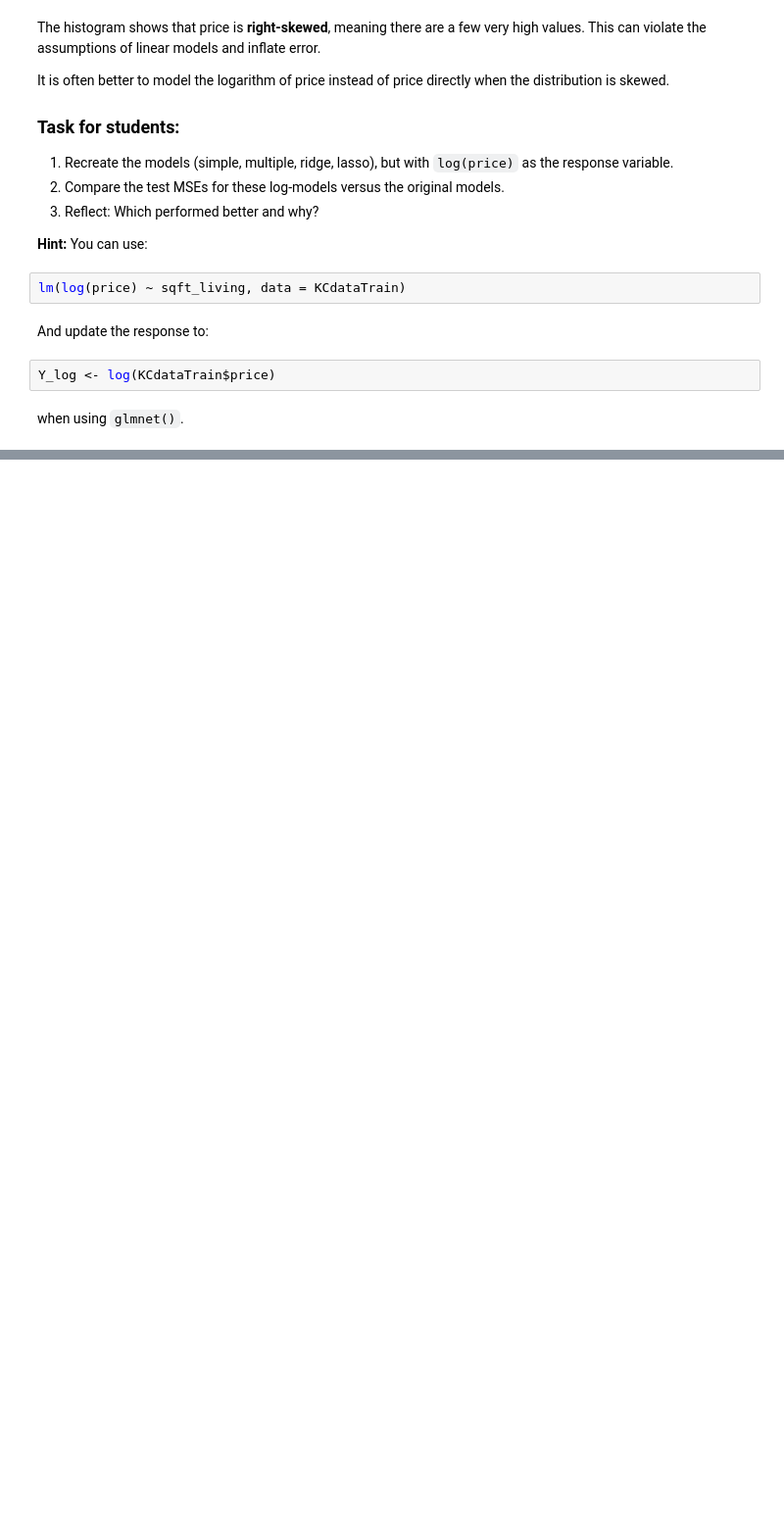
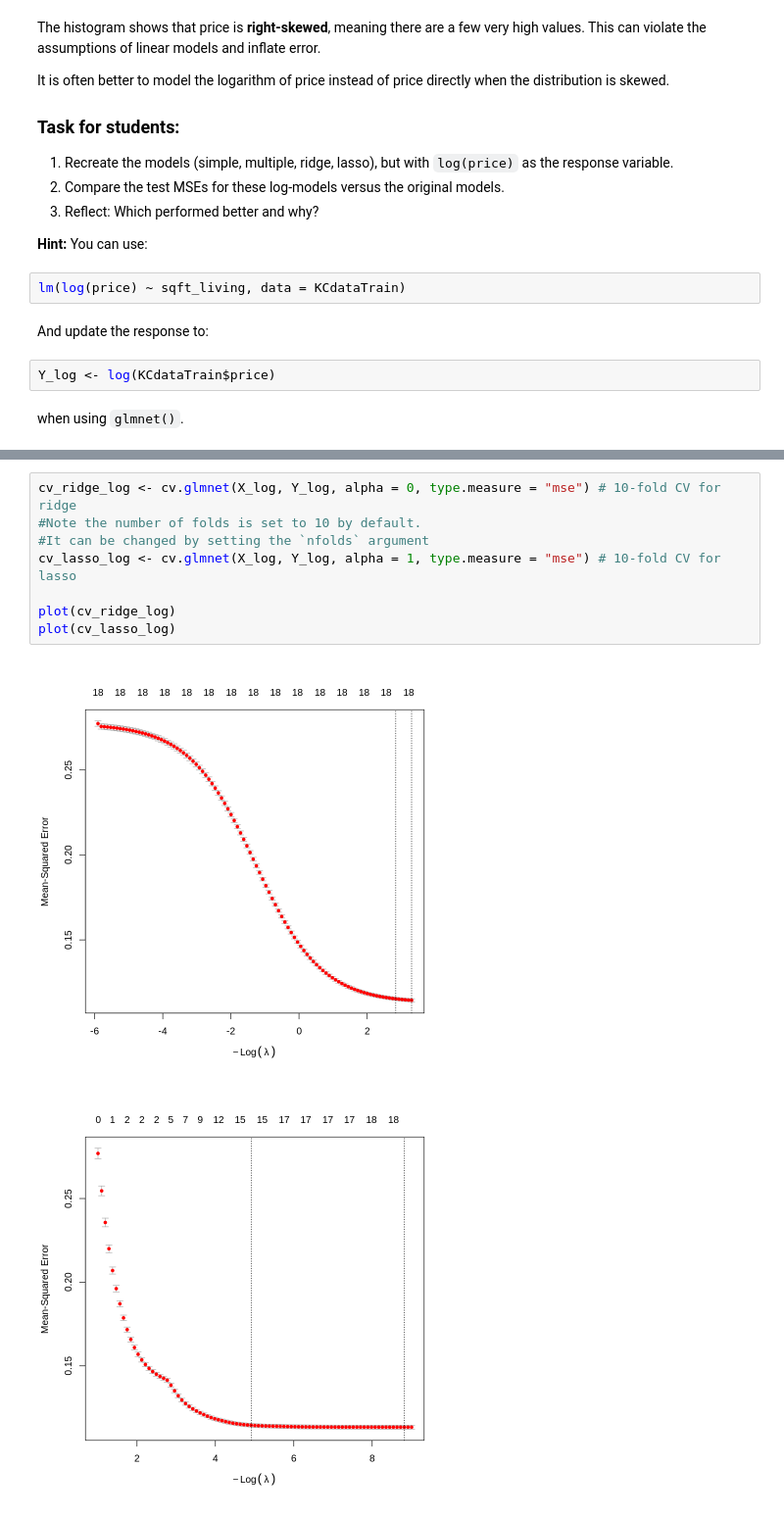
Before and after one commit to martinospina/Curso_Actuaria, a Jupyter notebook: Notebooks/HousePriceRegularisation.ipynb, the cells around one changed output, grey strips where cells are left out. Shown: that part at 98% size. Cells and saved outputs as stored; diff of their text form; blank space fills up the shorter version.

```diff
--- a/Notebooks/HousePriceRegularisation.ipynb
+++ b/Notebooks/HousePriceRegularisation.ipynb
@@ -290,0 +378,11 @@ when using `glmnet()`.
+# %%
+cv_ridge_log <- cv.glmnet(X_log, Y_log, alpha = 0, type.measure = "mse") # 10-fold CV for ridge
+#Note the number of folds is set to 10 by default.
+#It can be changed by setting the `nfolds` argument
+cv_lasso_log <- cv.glmnet(X_log, Y_log, alpha = 1, type.measure = "mse") # 10-fold CV for lasso
+
+plot(cv_ridge_log)
+plot(cv_lasso_log)
+# %% [output]
+[figure, added]
+[figure, added]
```
Also changed, not shown: parts of 10 cells of this notebook.
